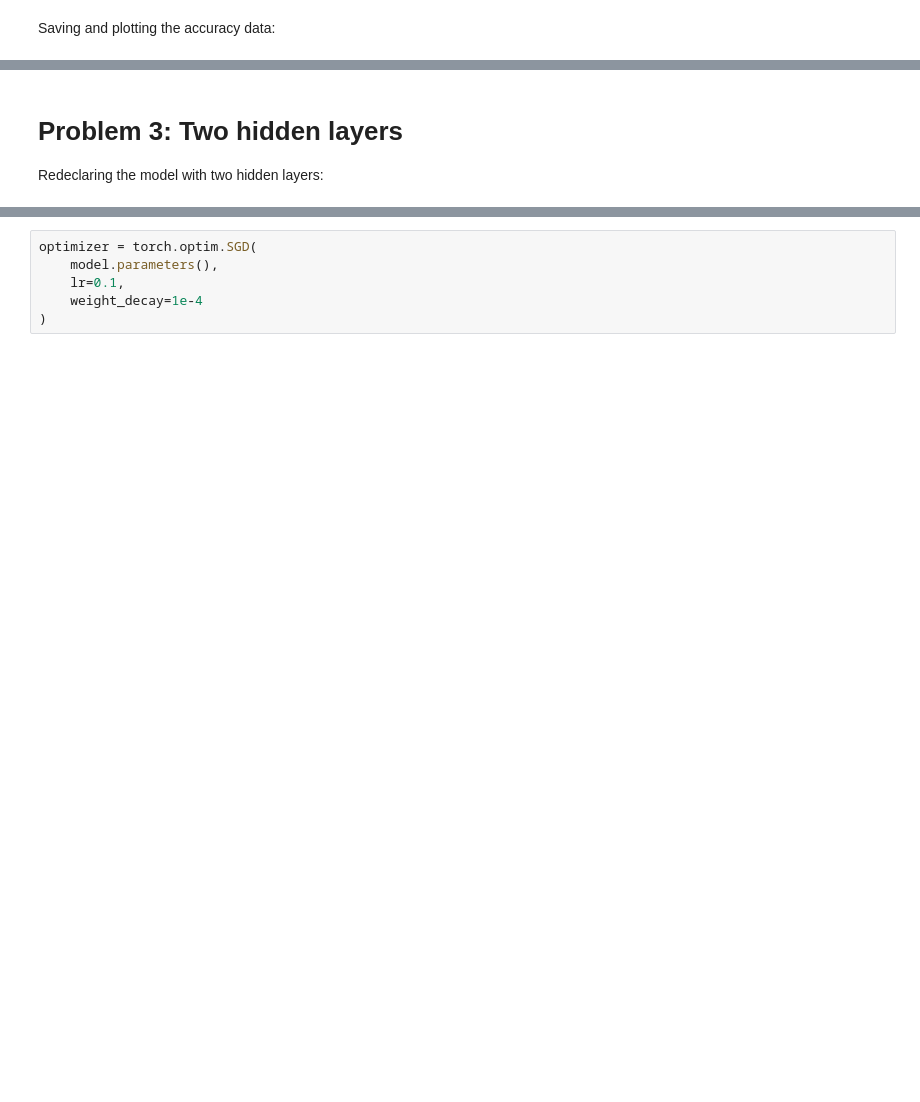
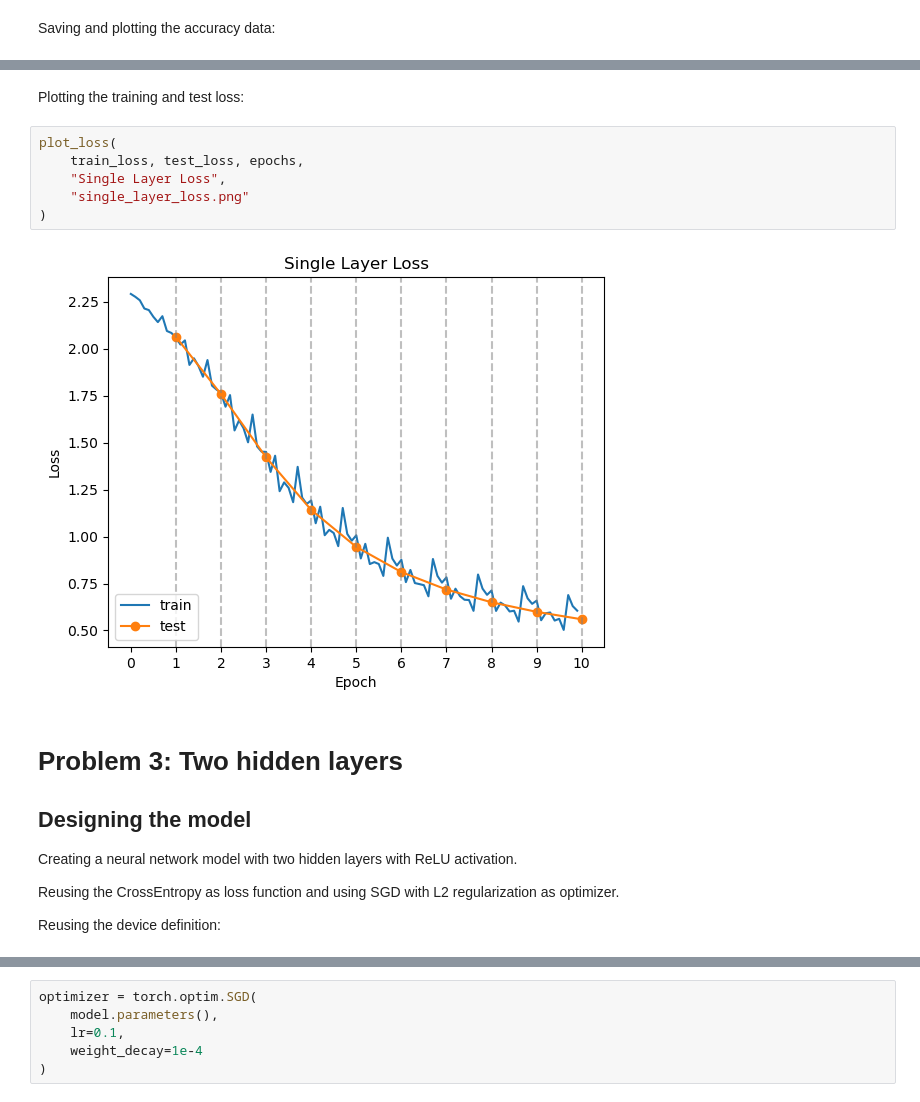
Before and after one commit to GiacomoGuidotto/DAT565, a Jupyter notebook: assignment-6/notebook-6.ipynb, the cells around one changed output, grey strips where cells are left out. Cells and saved outputs as stored; diff of their text form; blank space fills up the shorter version.

```diff
--- a/assignment-6/notebook-6.ipynb
+++ b/assignment-6/notebook-6.ipynb
@@ -224,7 +282,23 @@ plt.savefig(
+# %% [markdown]
+Plotting the training and test loss:
+# %%
+plot_loss(
+	train_loss, test_loss, epochs,
+	"Single Layer Loss",
+	"single_layer_loss.png"
+)
+# %% [output]
+[figure, added]
 # %% [markdown]
 # Problem 3: Two hidden layers
 
-Redeclaring the model with two hidden layers:
+## Designing the model
+
+Creating a neural network model with two hidden layers with ReLU activation.
+
+Reusing the CrossEntropy as loss function and using SGD with L2 regularization as optimizer.
+
+Reusing the device definition:
 # %%
 class FNN2(nn.Module):
 	def __init__(self):
```
Also changed, not shown: parts of 30 cells of this notebook, 12 other files.
